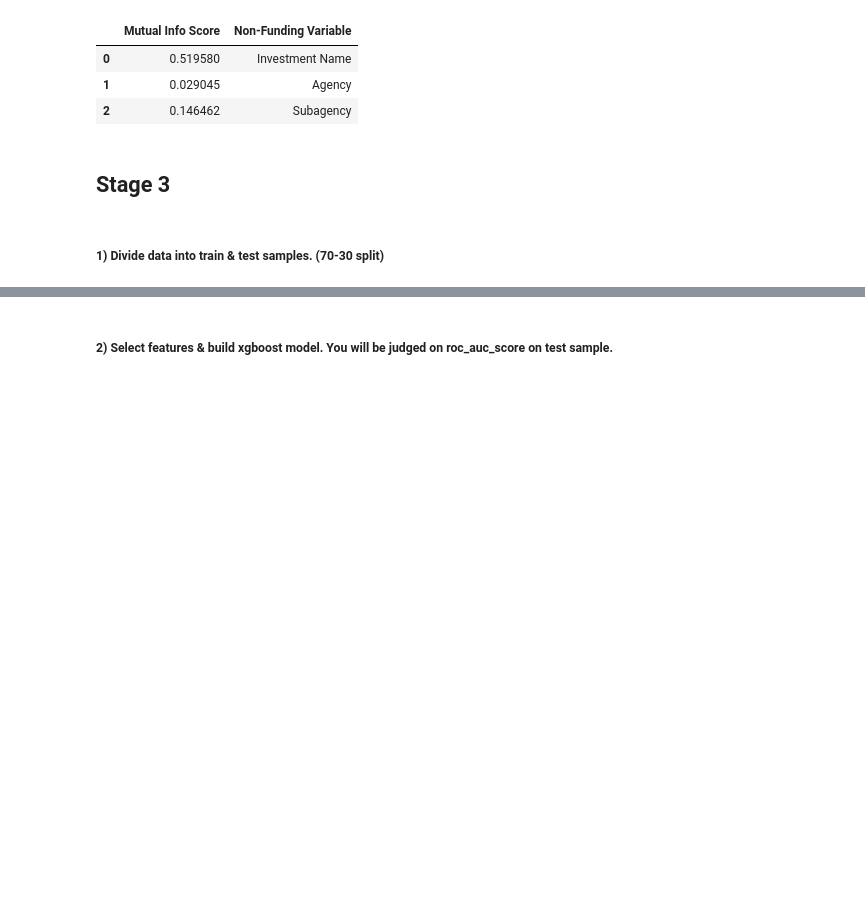
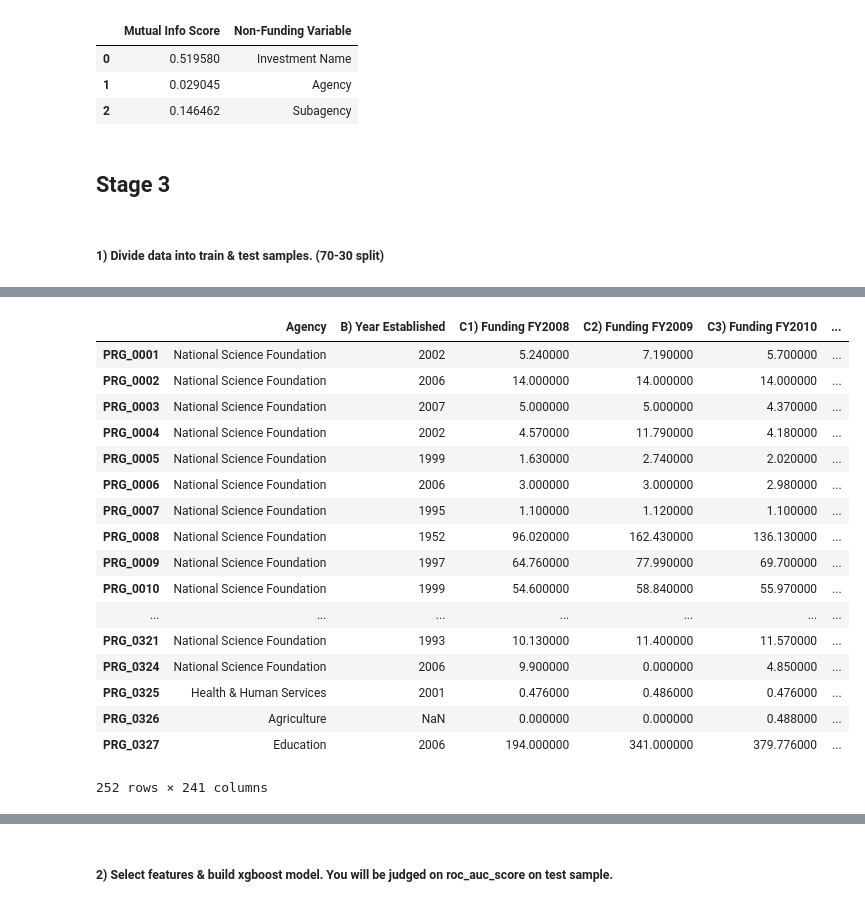
Before and after one commit to mittrayash/ml_stem_analysis, a Jupyter notebook: Solutions.ipynb, the cells around one changed output, grey strips where cells are left out. Saved outputs shown, nothing was run; the diff lists cells and outputs as text; code cells hidden in the pictures; blank space fills up the shorter version.

```diff
--- a/Solutions.ipynb
+++ b/Solutions.ipynb
@@ -436,5 +436,5 @@ mutual_info_score_with_target_variable.head(3)
 # %% [markdown]
 ##### 1) Divide data into train & test samples. (70-30 split)
 # %%
-X = df[df.columns[:-2]]
-y = df['Target Variable']
+X = df
+X.columns
@@ -459,0 +490,28 @@ X_train, X_test, y_train, y_test = train_test_split(X, y, test_size=0.3, random_
+# %%
+for row in count_df.iterrows():
+    if row[1]['Unique Count'] > 13:
+        if row[1]['Column Name'] not in ['B) Year Established', 'C1) Funding FY2008', 'C2) Funding FY2009', 'C3) Funding FY2010']:
+            X.drop([row[1]['Column Name']], axis=1, inplace=True)
+    else:
+        pass
+
+X
+# %% [output]
+|  | Agency | B) Year Established | C1) Funding FY2008 | C2) Funding FY2009 | C3) Funding FY2010 | ... |
+| PRG_0001 | National Science Foundation | 2002 | 5.240000 | 7.190000 | 5.700000 | ... |
+| PRG_0002 | National Science Foundation | 2006 | 14.000000 | 14.000000 | 14.000000 | ... |
+| PRG_0003 | National Science Foundation | 2007 | 5.000000 | 5.000000 | 4.370000 | ... |
+| PRG_0004 | National Science Foundation | 2002 | 4.570000 | 11.790000 | 4.180000 | ... |
+| PRG_0005 | National Science Foundation | 1999 | 1.630000 | 2.740000 | 2.020000 | ... |
+| PRG_0006 | National Science Foundation | 2006 | 3.000000 | 3.000000 | 2.980000 | ... |
+| PRG_0007 | National Science Foundation | 1995 | 1.100000 | 1.120000 | 1.100000 | ... |
+| PRG_0008 | National Science Foundation | 1952 | 96.020000 | 162.430000 | 136.130000 | ... |
+| PRG_0009 | National Science Foundation | 1997 | 64.760000 | 77.990000 | 69.700000 | ... |
+| PRG_0010 | National Science Foundation | 1999 | 54.600000 | 58.840000 | 55.970000 | ... |
+| ... | ... | ... | ... | ... | ... | ... |
+| PRG_0321 | National Science Foundation | 1993 | 10.130000 | 11.400000 | 11.570000 | ... |
+| PRG_0324 | National Science Foundation | 2006 | 9.900000 | 0.000000 | 4.850000 | ... |
+| PRG_0325 | Health & Human Services | 2001 | 0.476000 | 0.486000 | 0.476000 | ... |
+| PRG_0326 | Agriculture | NaN | 0.000000 | 0.000000 | 0.488000 | ... |
+| PRG_0327 | Education | 2006 | 194.000000 | 341.000000 | 379.776000 | ... |
+252 rows × 241 columns
```
Also changed, not shown: parts of 23 cells of this notebook.
